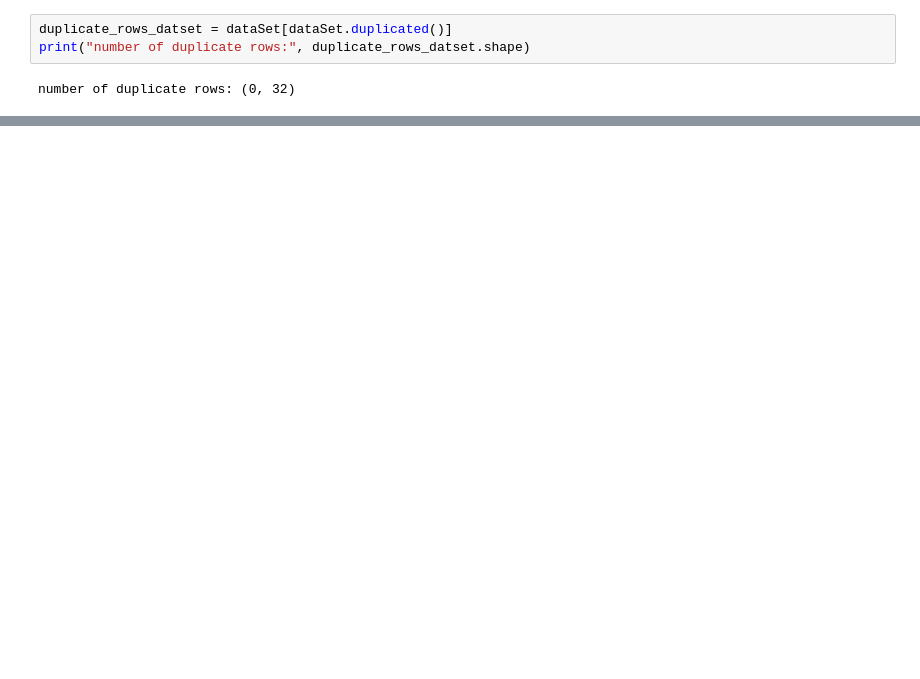
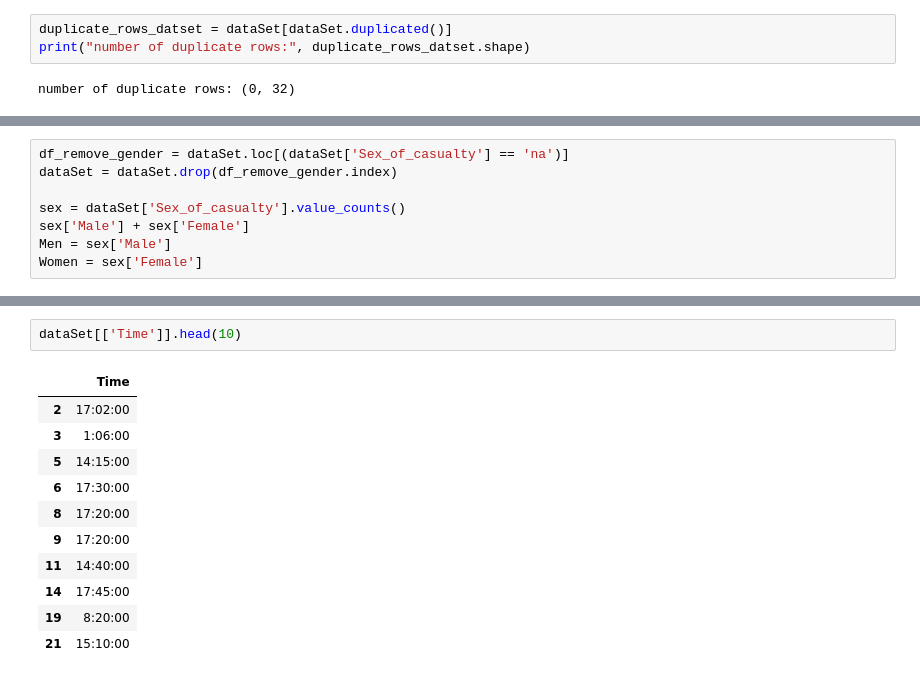
Before and after one commit to thvinhas/MachineLearning, a Jupyter notebook: CA2.ipynb, the cells around one changed output, grey strips where cells are left out. Drawn from its saved outputs; the diff is of its cells as text; blank space fills up the shorter version.

```diff
--- a/CA2.ipynb
+++ b/CA2.ipynb
@@ -81,0 +126,8 @@ number of duplicate rows: (0, 32)
+# %%
+df_remove_gender = dataSet.loc[(dataSet['Sex_of_casualty'] == 'na')]
+dataSet = dataSet.drop(df_remove_gender.index)
+
+sex = dataSet['Sex_of_casualty'].value_counts()
+sex['Male'] + sex['Female']
+Men = sex['Male']
+Women = sex['Female']
@@ -81,0 +180,14 @@ number of duplicate rows: (0, 32)
+# %%
+dataSet[['Time']].head(10)
+# %% [output]
+|  | Time |
+| 2 | 17:02:00 |
+| 3 | 1:06:00 |
+| 5 | 14:15:00 |
+| 6 | 17:30:00 |
+| 8 | 17:20:00 |
+| 9 | 17:20:00 |
+| 11 | 14:40:00 |
+| 14 | 17:45:00 |
+| 19 | 8:20:00 |
+| 21 | 15:10:00 |
```
Also changed, not shown: parts of 20 cells of this notebook.
